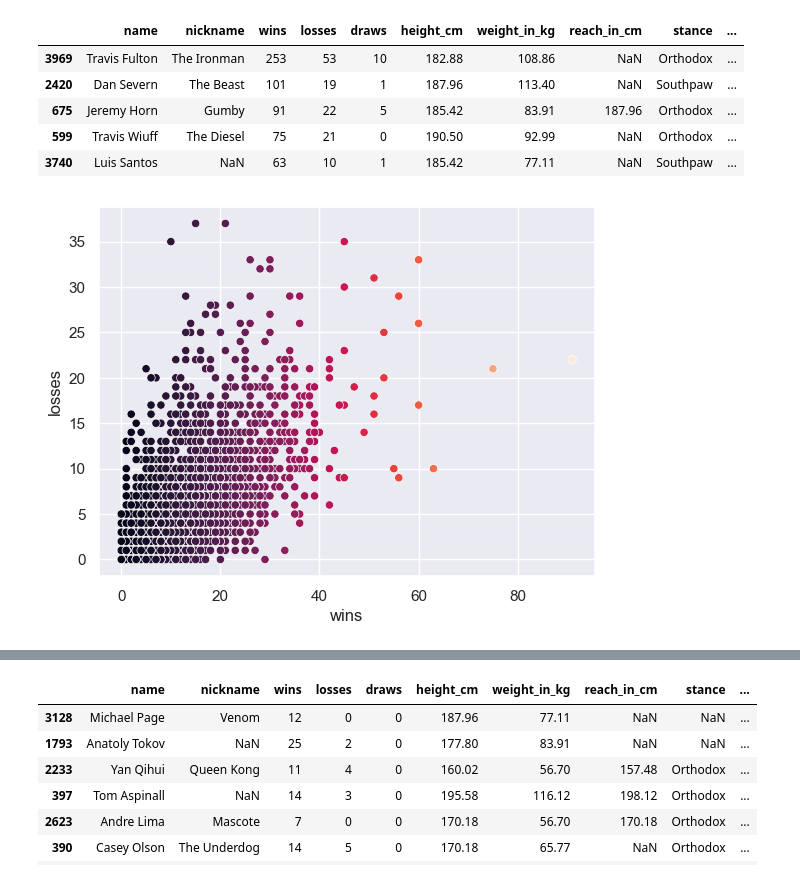
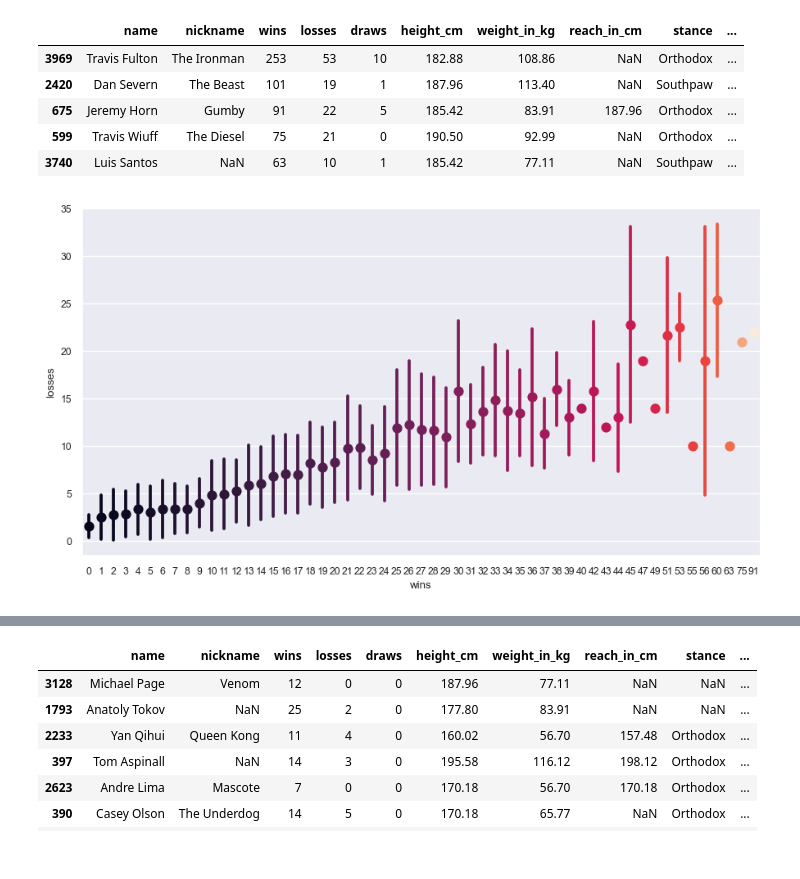
Before and after one commit to Brtsz8/ufc-dataset-analysis, a Jupyter notebook: UFC_analysis_project.ipynb, the cells around one changed output, grey strips where cells are left out. Saved outputs shown, nothing was run; the diff lists cells and outputs as text; code cells hidden in the pictures.

Commit message:
changed wins/losses plot - looks and kind ( scatter -> catplot (point)) changed looks of height/reach/weight plot changed colors on striking/wrestling plot
+some other small changes

```diff
--- a/UFC_analysis_project.ipynb
+++ b/UFC_analysis_project.ipynb
@@ -167,15 +171,18 @@ df.sort_values('wins' , ascending = False).head()
 # %%
 #there are only 2 figters with more then 100 wins and only 4 fighters with more then 40 losses
 #on this scatter plot we will zoom in on more realistic data
 df_body = df[df['wins'].between(0,100) & df['losses'].between(0,40)]
 
 sns.set_style("darkgrid")
-sns.set_context("notebook", font_scale=1)
+sns.set_context("notebook", font_scale=0.8)
 
-sns.scatterplot(data = df_body ,x='wins',hue='wins', legend = False, y='losses' , palette="rocket")
+plot = sns.catplot(data = df_body ,x='wins',hue='wins', legend = False, y='losses',
+                   kind="point" , palette="rocket", errorbar='sd', height=5, aspect=1.8)
+
+plt.tight_layout()
 plt.show()
 # %% [output]
-[figure, old version]
+[figure, new version]
 # %%
 #looking for the haviest fighter
 df.sort_values('weight_in_kg' , ascending = False).head(1)
```
Also changed, not shown: parts of 7 cells of this notebook, 1 other file.
